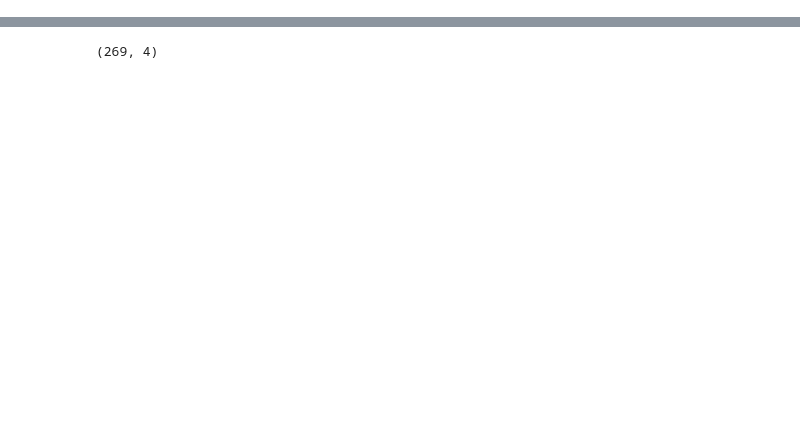
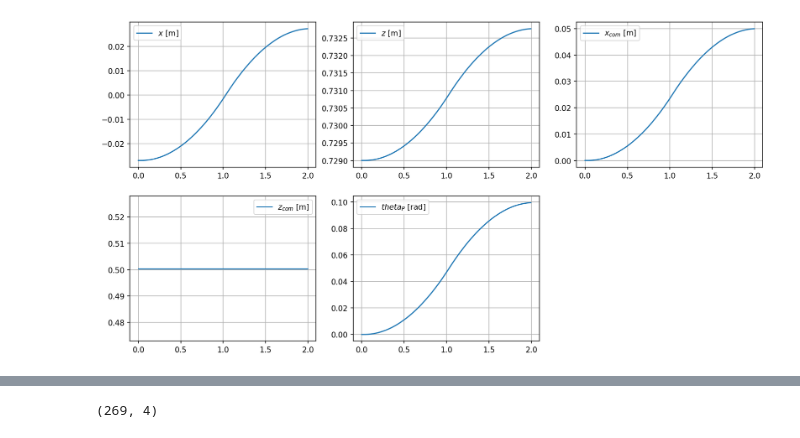
Before and after one commit to ssc166/joint_control, a Jupyter notebook: src/control_1/IK.ipynb, the cells around one changed output, grey strips where cells are left out. Cells and saved outputs as stored; diff of their text form; code cells hidden in the pictures; blank space fills up the shorter version.

```diff
--- a/src/control_1/IK.ipynb
+++ b/src/control_1/IK.ipynb
@@ -19,0 +240,2 @@ import modern_robotics as mr
+# %%
+xlist,zlist, x_comlist, z_comlist, theta_Plist =  end_traj(q2list, q3list, q4list)
@@ -217,2 +320,41 @@ plt.show()
+# %%
+time, traj = utils.Trapezoidal_Traj_Gen_Given_Amax_and_T(1,2,0.015)
+height_path = utils.Path_Gen(0, 0.05, traj[:,0])
+xlist,zlist, x_comlist, z_comlist, theta_Plist
+
+pl.figure(1, figsize=(15,12), dpi=150)
+pl.subplot(331);
+pl.plot(time, xlist);
+pl.legend([r'$x$ [m]'], loc='best')
+pl.grid()
+
+pl.figure(1, figsize=(15,12), dpi=150)
+pl.subplot(332);
+pl.plot(time, zlist);
+pl.legend([r'$z$ [m]'], loc='best')
+pl.grid()
+
+pl.figure(1, figsize=(15,12), dpi=150)
+pl.subplot(333);
+pl.plot(time, x_comlist);
+pl.legend([r'$x_{com}$ [m]'], loc='best')
+pl.grid()
+
+pl.figure(1, figsize=(15,12), dpi=150)
+pl.subplot(334);
+pl.plot(time, z_comlist);
+pl.legend([r'$z_{com}$ [m]'], loc='best')
+pl.grid()
+
+pl.figure(1, figsize=(15,12), dpi=150)
+pl.subplot(335);
+pl.plot(time, theta_Plist);
+pl.legend([r'$theta_P$ [rad]'], loc='best')
+pl.grid()
+
+
+plt.show()
+# %% [output]
+[figure, added]
 # %%
 def get_torque_traj(q1list, q2list, q3list, q4list):
```
Also changed, not shown: parts of 30 cells of this notebook, 28 other files.
